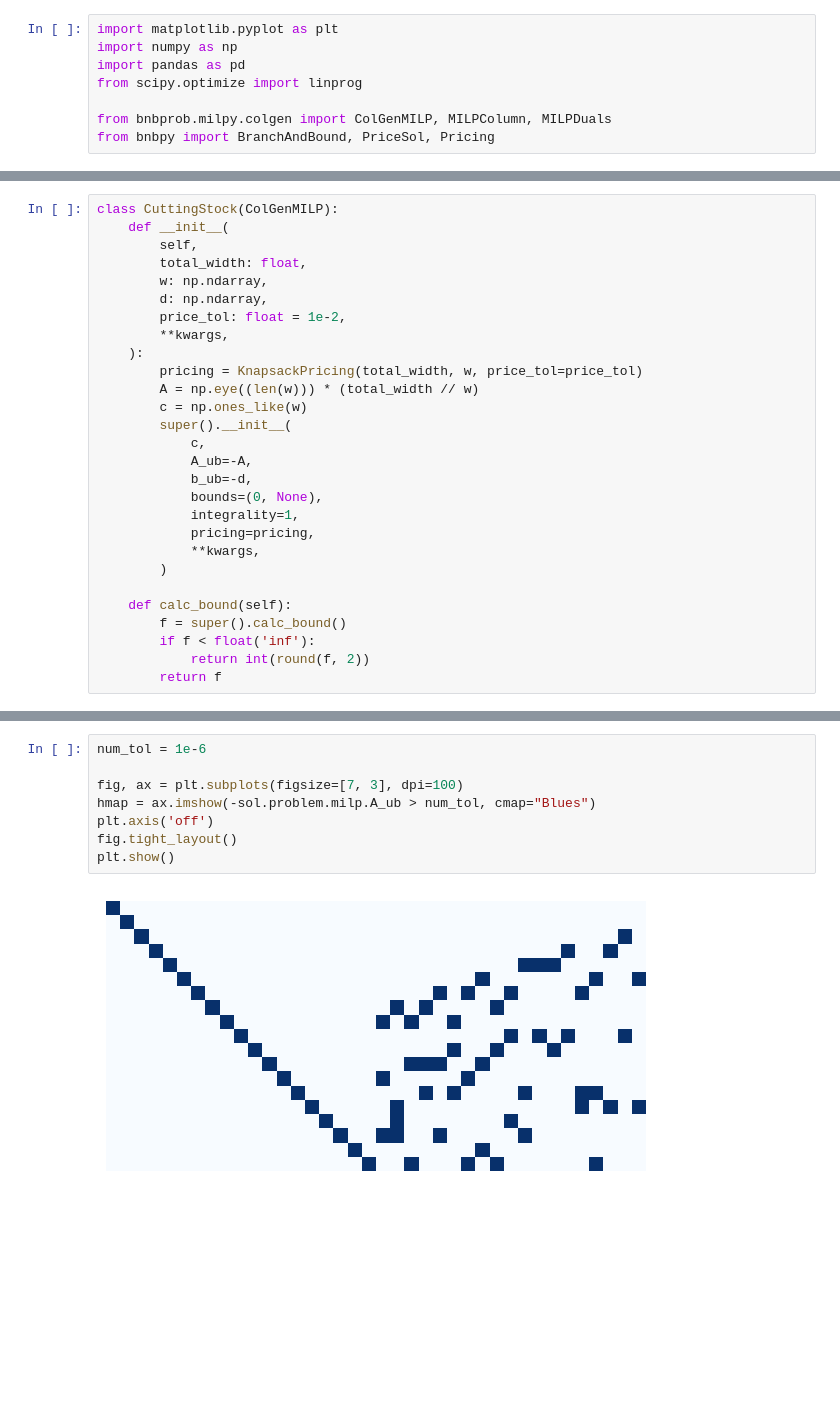
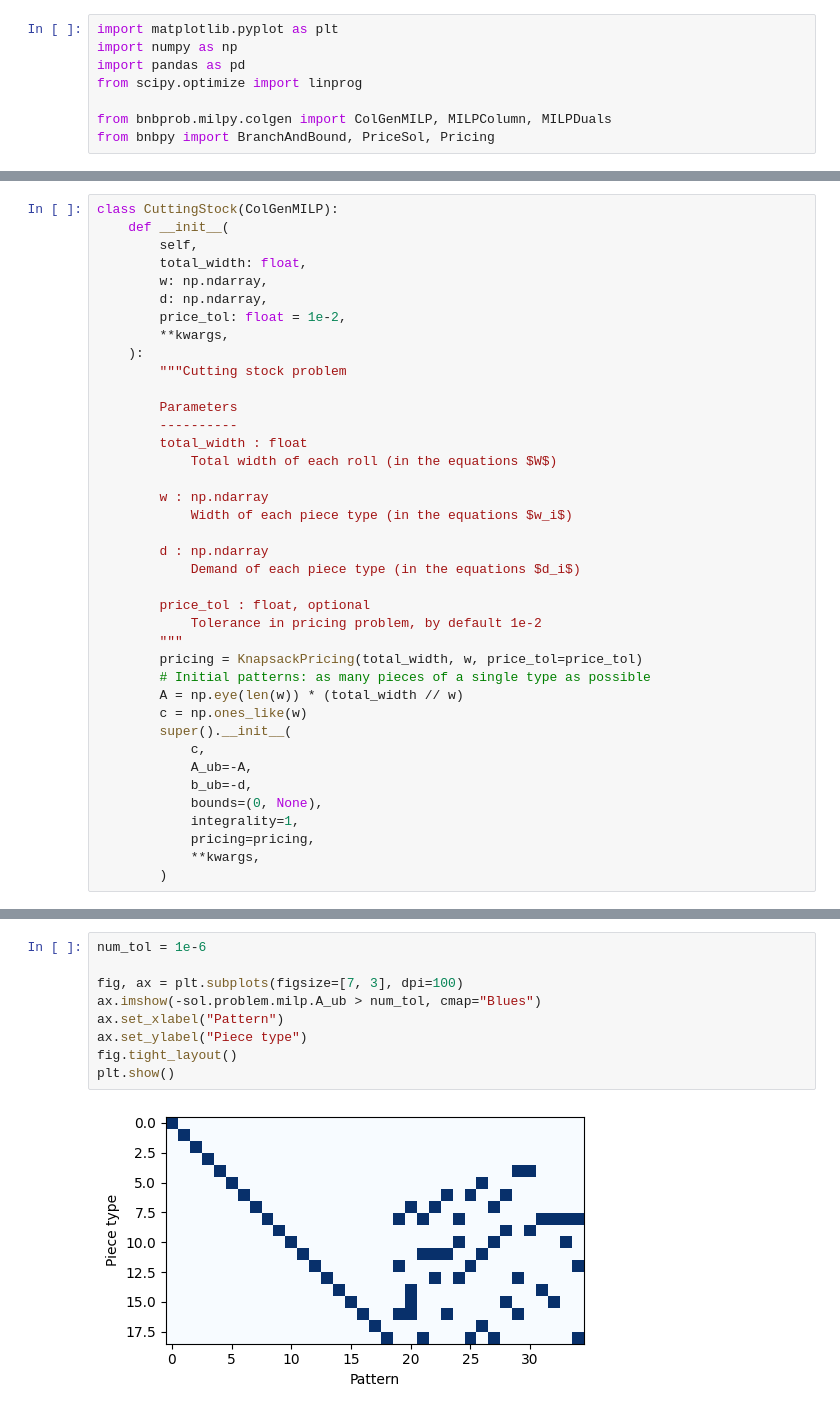
Before and after one commit to bruscalia/bnbpy, a Jupyter notebook: docs/source/Usage/cutting-stock.ipynb, the cells around one changed output, grey strips where cells are left out. Cells and saved outputs as stored; diff of their text form; blank space fills up the shorter version.

```diff
--- a/docs/source/Usage/cutting-stock.ipynb
+++ b/docs/source/Usage/cutting-stock.ipynb
@@ -83,8 +117,25 @@ class CuttingStock(ColGenMILP):
         price_tol: float = 1e-2,
         **kwargs,
     ):
+        """Cutting stock problem
+
+        Parameters
+        ----------
+        total_width : float
+            Total width of each roll (in the equations $W$)
+
+        w : np.ndarray
+            Width of each piece type (in the equations $w_i$)
+
+        d : np.ndarray
+            Demand of each piece type (in the equations $d_i$)
+
+        price_tol : float, optional
+            Tolerance in pricing problem, by default 1e-2
+        """
         pricing = KnapsackPricing(total_width, w, price_tol=price_tol)
-        A = np.eye((len(w))) * (total_width // w)
+        # Initial patterns: as many pieces of a single type as possible
+        A = np.eye(len(w)) * (total_width // w)
         c = np.ones_like(w)
         super().__init__(
             c,
@@ -95,9 +146,3 @@ class CuttingStock(ColGenMILP):
             pricing=pricing,
             **kwargs,
         )
-
-    def calc_bound(self):
-        f = super().calc_bound()
-        if f < float('inf'):
-            return int(round(f, 2))
-        return f
@@ -119,10 +171,11 @@ Status: OPTIMAL | Cost: 334.0 | LB: 334.0
 # %%
 num_tol = 1e-6
 
 fig, ax = plt.subplots(figsize=[7, 3], dpi=100)
-hmap = ax.imshow(-sol.problem.milp.A_ub > num_tol, cmap="Blues")
-plt.axis('off')
+ax.imshow(-sol.problem.milp.A_ub > num_tol, cmap="Blues")
+ax.set_xlabel("Pattern")
+ax.set_ylabel("Piece type")
 fig.tight_layout()
 plt.show()
 # %% [output]
-[figure, old version]
+[figure, new version]
```
Also changed, not shown: parts of 9 cells of this notebook, 5 other files.
